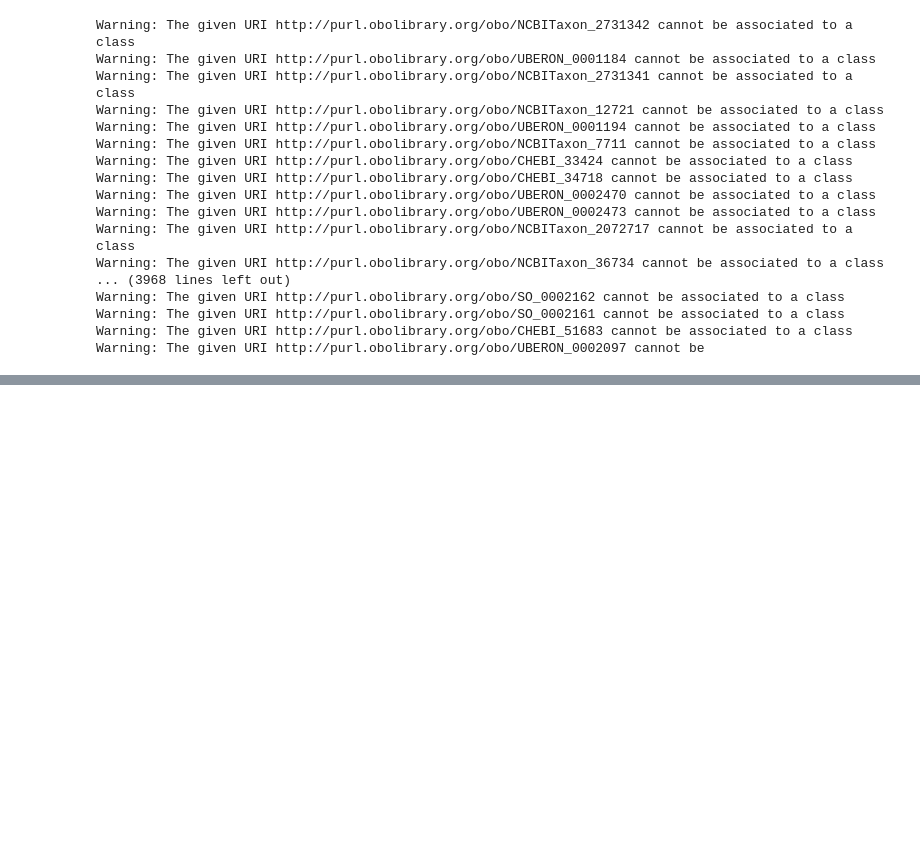
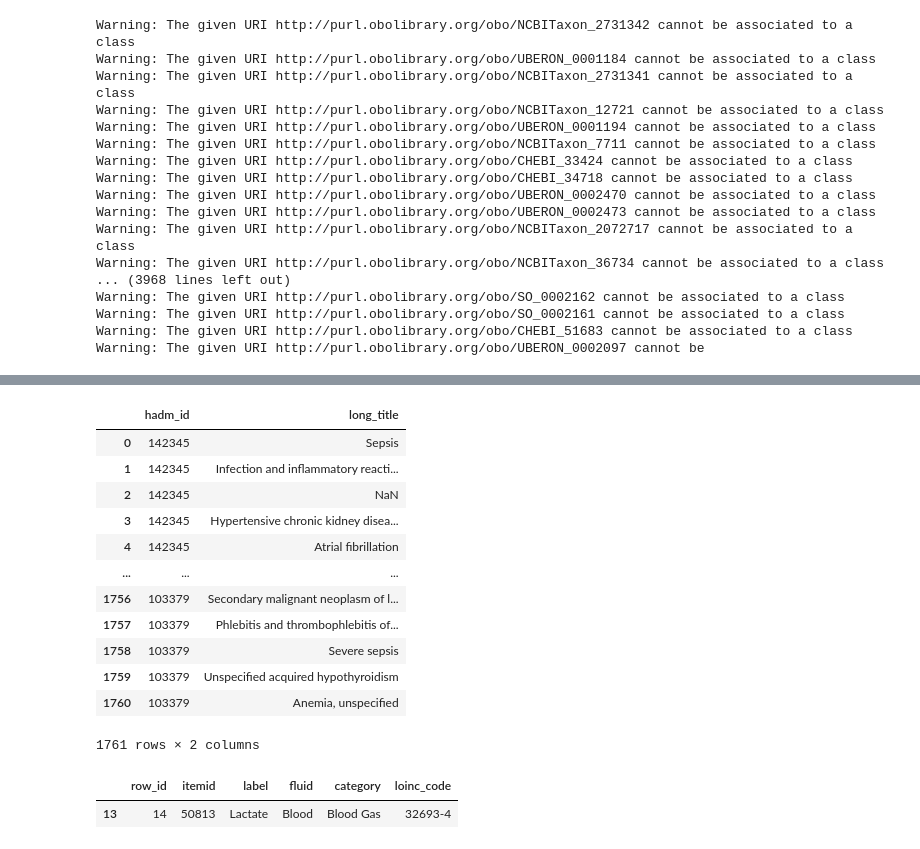
Before and after one commit to reality/CodingOntologiesMSc, a Jupyter notebook: practical.ipynb, the cells around one changed output, grey strips where cells are left out. Drawn from its saved outputs; the diff is of its cells as text; code cells hidden in the pictures; blank space fills up the shorter version.

```diff
--- a/practical.ipynb
+++ b/practical.ipynb
@@ -674,0 +641,23 @@ hp.owl              100%[===================>]  81,43M  7,64MB/s    en 11s
+# %%
+diag_with_titles[['hadm_id','long_title']]
+# %% [output]
+|  | hadm_id | long_title |
+| 0 | 142345 | Sepsis |
+| 1 | 142345 | Infection and inflammatory reacti... |
+| 2 | 142345 | NaN |
+| 3 | 142345 | Hypertensive chronic kidney disea... |
+| 4 | 142345 | Atrial fibrillation |
+| ... | ... | ... |
+| 1756 | 103379 | Secondary malignant neoplasm of l... |
+| 1757 | 103379 | Phlebitis and thrombophlebitis of... |
+| 1758 | 103379 | Severe sepsis |
+| 1759 | 103379 | Unspecified acquired hypothyroidism |
+| 1760 | 103379 | Anemia, unspecified |
+1761 rows × 2 columns
+# %%
+
+labdefs = pd.read_csv("mimic/D_LABITEMS.csv")
+labdefs[labdefs['itemid'] == 50813]
+# %% [output]
+|  | row_id | itemid | label | fluid | category | loinc_code |
+| 13 | 14 | 50813 | Lactate | Blood | Blood Gas | 32693-4 |
```
Also changed, not shown: parts of 47 cells of this notebook.
